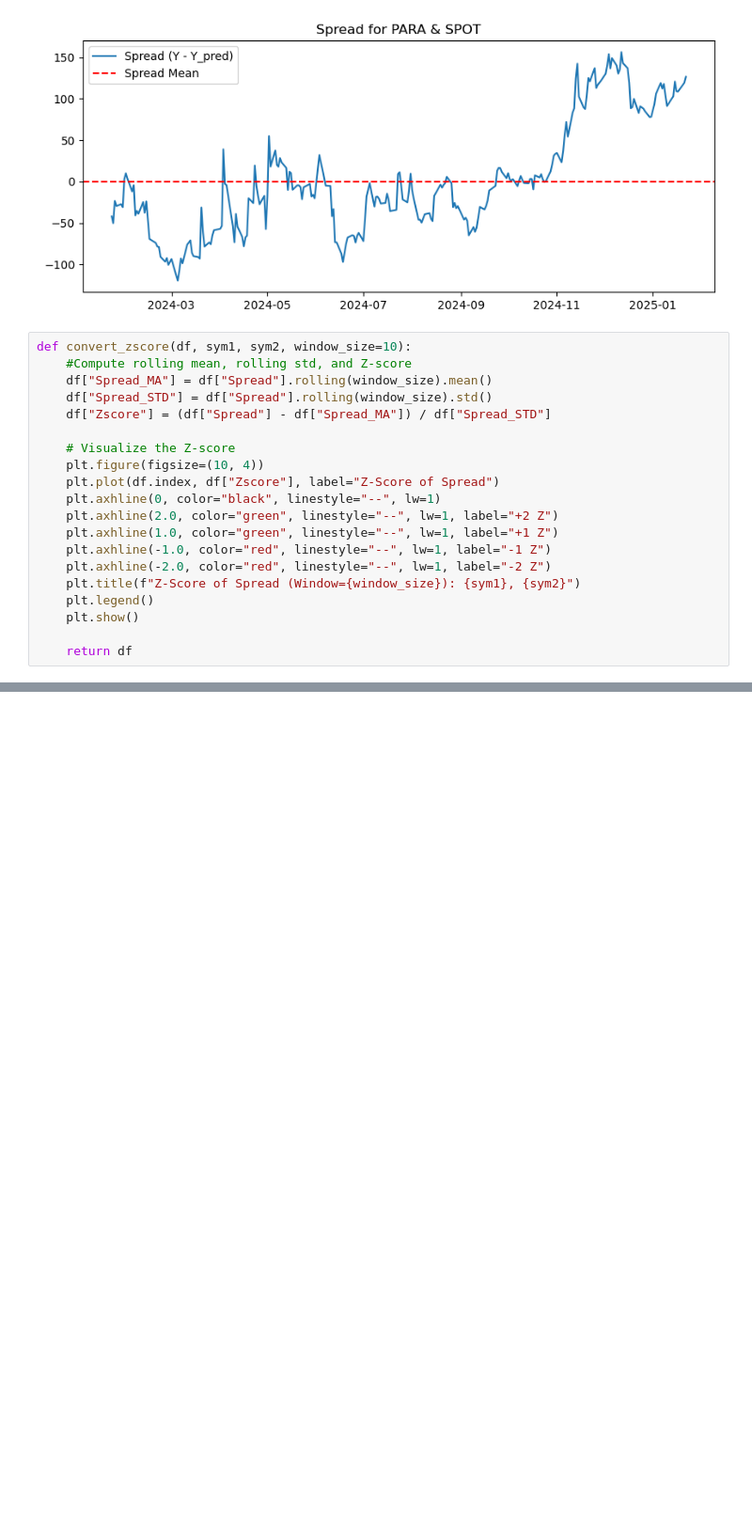
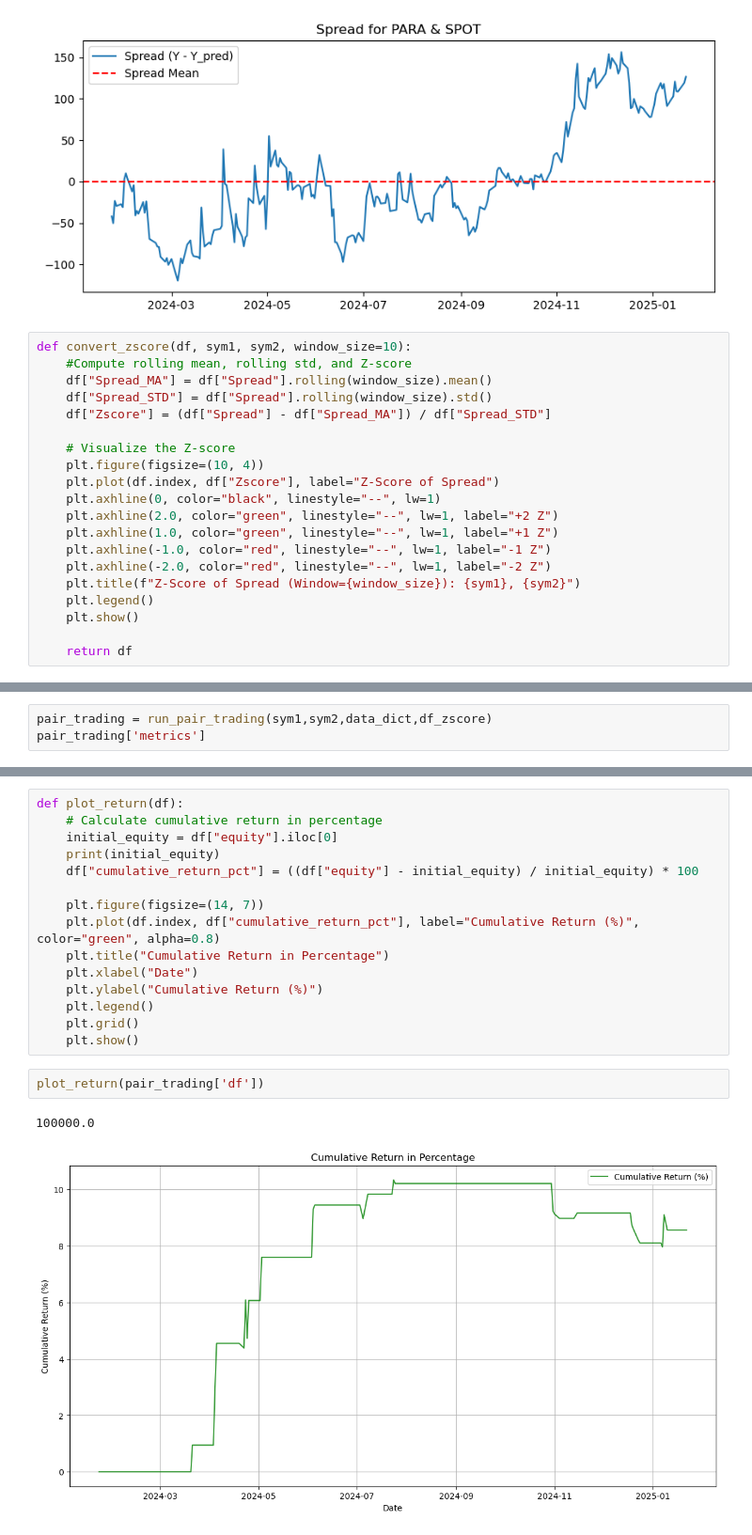
Before and after one commit to ylliu/ArbitrageTest, a Jupyter notebook: pairs_trading_2.ipynb, the cells around one changed output, grey strips where cells are left out. Shown at 94% size. Cells and saved outputs as stored; diff of their text form; blank space fills up the shorter version.

```diff
--- a/pairs_trading_2.ipynb
+++ b/pairs_trading_2.ipynb
@@ -345,0 +461,3 @@ KeyError: 'Spread'
+# %%
+pair_trading = run_pair_trading(sym1,sym2,data_dict,df_zscore)
+pair_trading['metrics']
@@ -345,0 +482,20 @@ KeyError: 'Spread'
+# %%
+def plot_return(df):
+    # Calculate cumulative return in percentage
+    initial_equity = df["equity"].iloc[0]
+    print(initial_equity)
+    df["cumulative_return_pct"] = ((df["equity"] - initial_equity) / initial_equity) * 100
+
+    plt.figure(figsize=(14, 7))
+    plt.plot(df.index, df["cumulative_return_pct"], label="Cumulative Return (%)", color="green", alpha=0.8)
+    plt.title("Cumulative Return in Percentage")
+    plt.xlabel("Date")
+    plt.ylabel("Cumulative Return (%)")
+    plt.legend()
+    plt.grid()
+    plt.show()
+# %%
+plot_return(pair_trading['df'])
+# %% [output]
+100000.0
+[figure, added]
```
Also changed, not shown: parts of 4 cells of this notebook.
